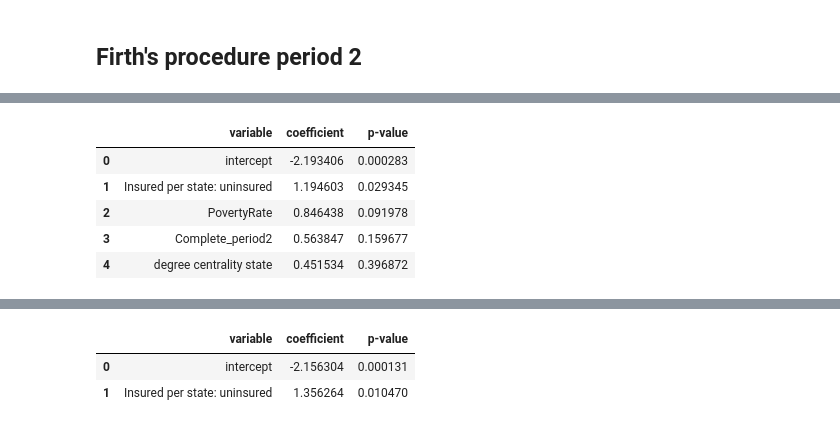
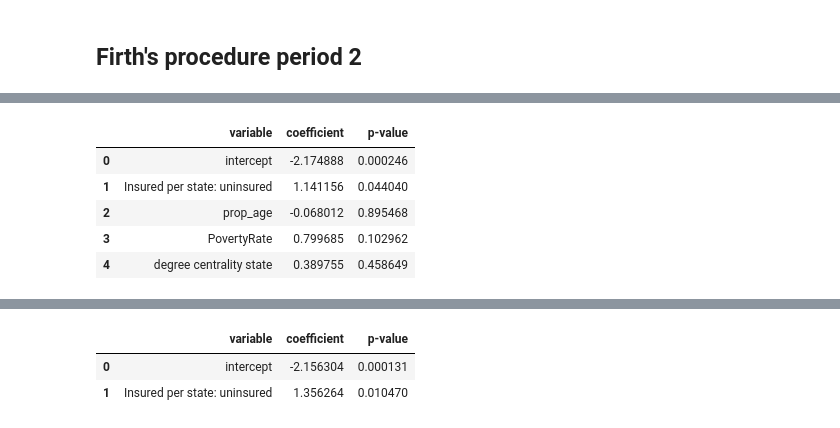
Before and after one commit to KingaAnna/MDA_final_Sweden, a Jupyter notebook: Clustering_Communities.ipynb, the cells around one changed output, grey strips where cells are left out. Saved outputs shown, nothing was run; the diff lists cells and outputs as text; code cells hidden in the pictures.

```diff
--- a/Clustering_Communities.ipynb
+++ b/Clustering_Communities.ipynb
@@ -1243,12 +1205,13 @@ pd.DataFrame({'variable':column_names,'coefficient':pipeline.named_steps['regres
 # %%
-column_names.remove('prop_age')
-X.drop(columns=['prop_age'],inplace=True)
+column_names=['intercept','Insured per state: uninsured','prop_age','PovertyRate','degree centrality state']
+X=data_log_model.dropna(subset=['cluster_deaths_2'])[[x for x in column_names if x != 'intercept']]
+y=data_log_model.dropna(subset=['cluster_deaths_2'])['cluster_deaths_2']
 pipeline = pipe.fit(X,y)
 pd.DataFrame({'variable':column_names,'coefficient':pipeline.named_steps['regressor'].beta,'p-value':pipeline.named_steps['regressor'].waldp})
 # %% [output]
 |  | variable | coefficient | p-value |
-| 0 | intercept | -2.193406 | 0.000283 |
-| 1 | Insured per state: uninsured | 1.194603 | 0.029345 |
-| 2 | PovertyRate | 0.846438 | 0.091978 |
-| 3 | Complete_period2 | 0.563847 | 0.159677 |
-| 4 | degree centrality state | 0.451534 | 0.396872 |
+| 0 | intercept | -2.174888 | 0.000246 |
+| 1 | Insured per state: uninsured | 1.141156 | 0.044040 |
+| 2 | prop_age | -0.068012 | 0.895468 |
+| 3 | PovertyRate | 0.799685 | 0.102962 |
+| 4 | degree centrality state | 0.389755 | 0.458649 |
```
Also changed, not shown: parts of 33 cells of this notebook.
